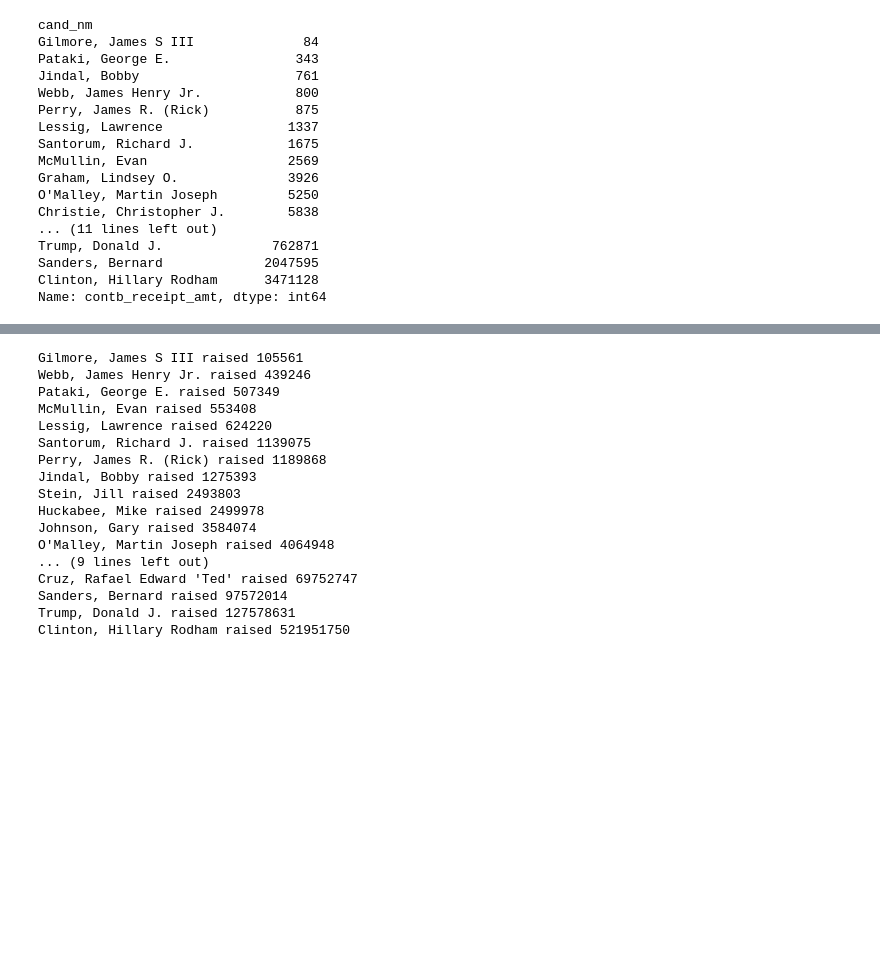
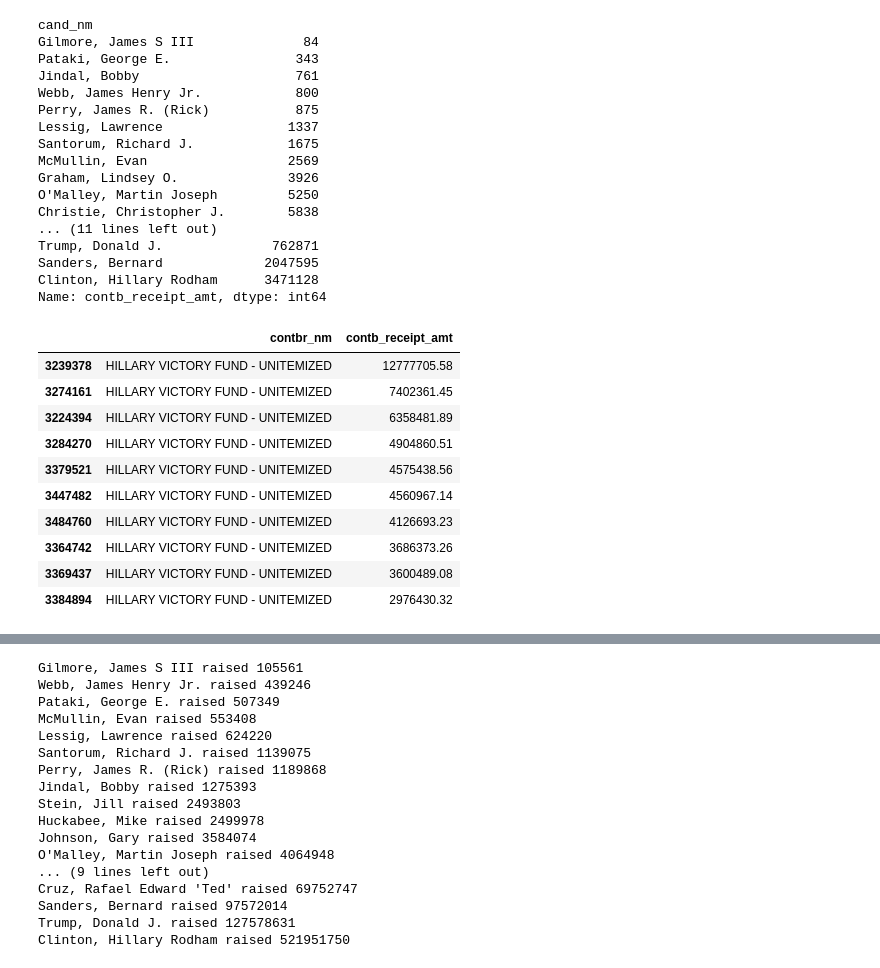
Before and after one commit to SmirkyGraphs/Python-Notebooks, a Jupyter notebook: Campaign Contributions/2016 Presidential US/2016 Campaign Contributions.ipynb, the cells around one changed output, grey strips where cells are left out. Cells and saved outputs as stored; diff of their text form; code cells hidden in the pictures; blank space fills up the shorter version.

```diff
--- a/Campaign Contributions/2016 Campaign Contributions.ipynb
+++ b/Campaign Contributions/2016 Presidential US/2016 Campaign Contributions.ipynb
@@ -156,0 +162,14 @@ Name: contb_receipt_amt, dtype: int64
+# %%
+top_doner.head(10)
+# %% [output]
+|  | contbr_nm | contb_receipt_amt |
+| 3239378 | HILLARY VICTORY FUND - UNITEMIZED | 12777705.58 |
+| 3274161 | HILLARY VICTORY FUND - UNITEMIZED | 7402361.45 |
+| 3224394 | HILLARY VICTORY FUND - UNITEMIZED | 6358481.89 |
+| 3284270 | HILLARY VICTORY FUND - UNITEMIZED | 4904860.51 |
+| 3379521 | HILLARY VICTORY FUND - UNITEMIZED | 4575438.56 |
+| 3447482 | HILLARY VICTORY FUND - UNITEMIZED | 4560967.14 |
+| 3484760 | HILLARY VICTORY FUND - UNITEMIZED | 4126693.23 |
+| 3364742 | HILLARY VICTORY FUND - UNITEMIZED | 3686373.26 |
+| 3369437 | HILLARY VICTORY FUND - UNITEMIZED | 3600489.08 |
+| 3384894 | HILLARY VICTORY FUND - UNITEMIZED | 2976430.32 |
```
Also changed, not shown: parts of 6 cells of this notebook.
